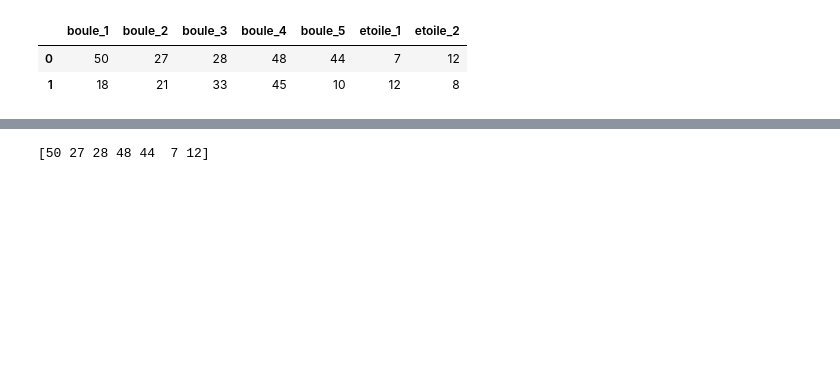
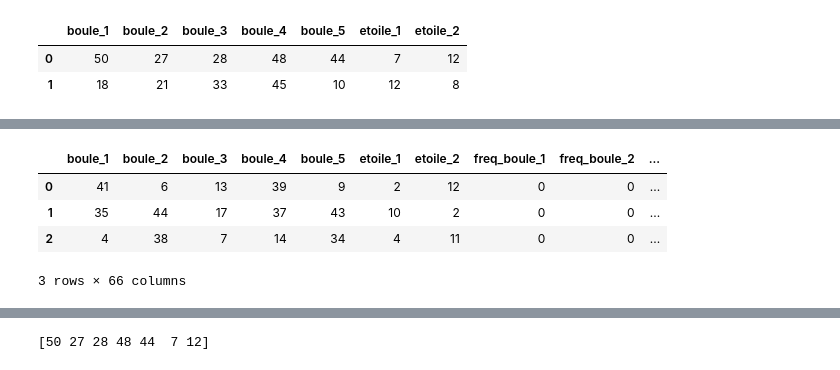
Before and after one commit to Laurent2320/139838160_project, a Jupyter notebook: 139m_project.ipynb, the cells around one changed output, grey strips where cells are left out. Cells and saved outputs as stored; diff of their text form; code cells hidden in the pictures; blank space fills up the shorter version.

```diff
--- a/139m_project.ipynb
+++ b/139m_project.ipynb
@@ -271,3 +284,11 @@ def no_star(data):
+# %%
+df_extend.head(3)
+# %% [output]
+|  | boule_1 | boule_2 | boule_3 | boule_4 | boule_5 | etoile_1 | etoile_2 | freq_boule_1 | freq_boule_2 | ... |
+| 0 | 41 | 6 | 13 | 39 | 9 | 2 | 12 | 0 | 0 | ... |
+| 1 | 35 | 44 | 17 | 37 | 43 | 10 | 2 | 0 | 0 | ... |
+| 2 | 4 | 38 | 7 | 14 | 34 | 4 | 11 | 0 | 0 | ... |
+3 rows × 66 columns
 # %%
 df_extend = no_star(df_extend)
 # %%
```
Also changed, not shown: parts of 37 cells of this notebook, 7 other files.
